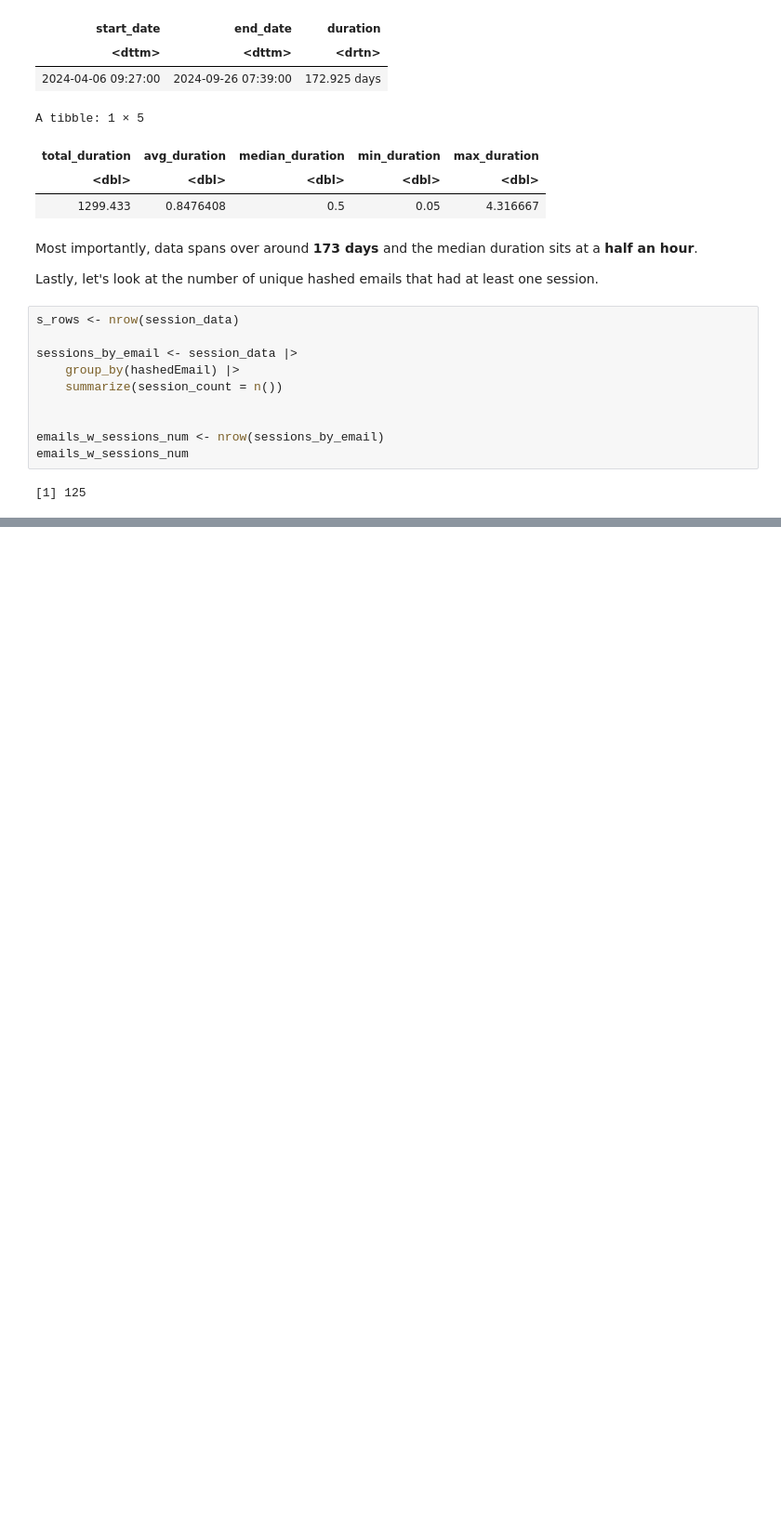
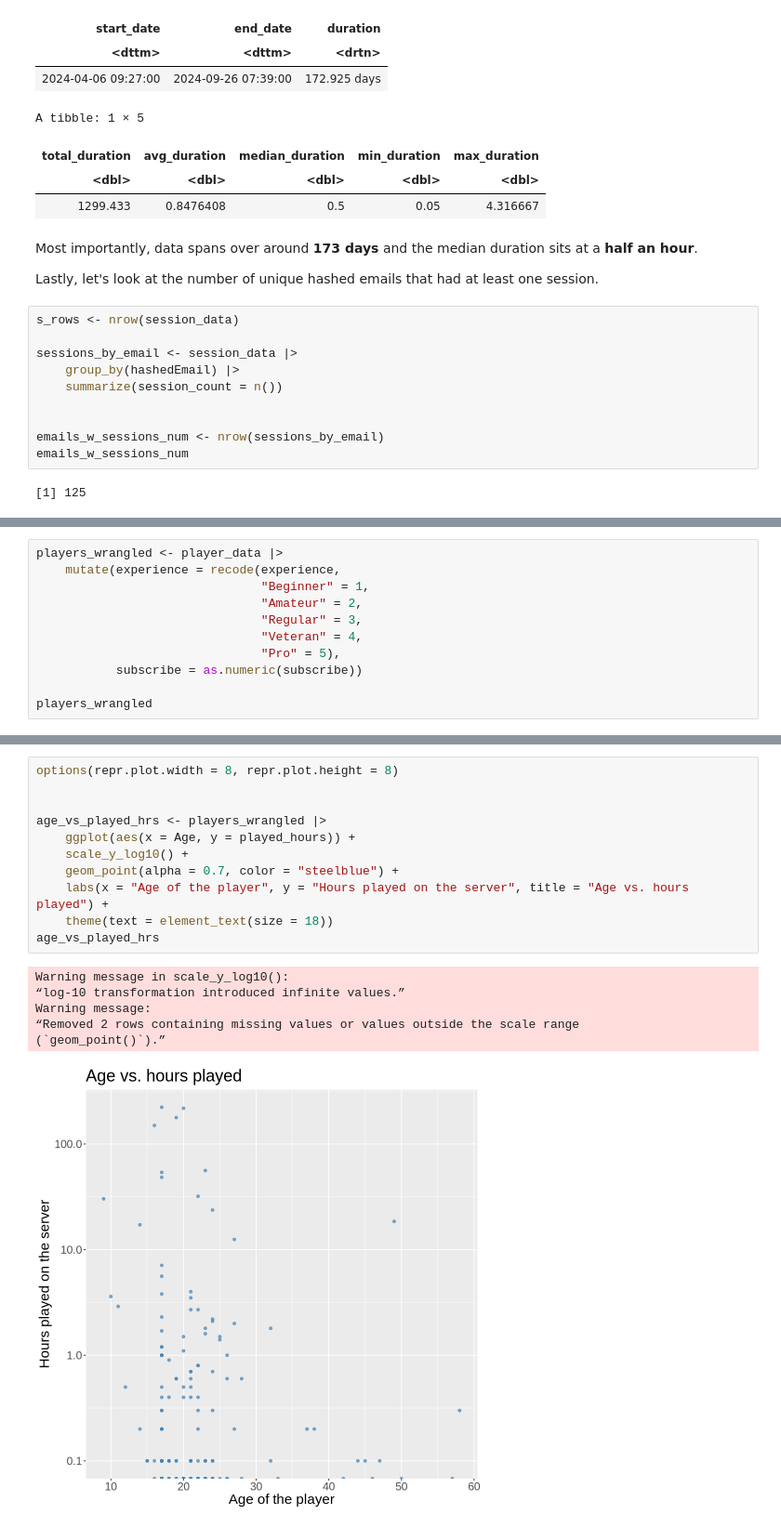
Before and after one commit to whoispanopto/dsci_project_planning, a Jupyter notebook: Untitled.ipynb, the cells around one changed output, grey strips where cells are left out. Shown at 93% size. Cells and saved outputs as stored; diff of their text form; blank space fills up the shorter version.

```diff
--- a/Untitled.ipynb
+++ b/Untitled.ipynb
@@ -236,0 +241,11 @@ The specific question I want to explore is: **Can age, subscription status and e
+# %%
+players_wrangled <- player_data |>
+    mutate(experience = recode(experience,
+                               "Beginner" = 1,
+                               "Amateur" = 2,
+                               "Regular" = 3,
+                               "Veteran" = 4,
+                               "Pro" = 5),
+           subscribe = as.numeric(subscribe))
+
+players_wrangled
@@ -236,0 +290,18 @@ The specific question I want to explore is: **Can age, subscription status and e
+# %%
+options(repr.plot.width = 8, repr.plot.height = 8)
+
+
+age_vs_played_hrs <- players_wrangled |>
+    ggplot(aes(x = Age, y = played_hours)) +
+    scale_y_log10() +
+    geom_point(alpha = 0.7, color = "steelblue") +
+    labs(x = "Age of the player", y = "Hours played on the server", title = "Age vs. hours played") +
+    theme(text = element_text(size = 18))
+age_vs_played_hrs
+# %% [output]
+Warning message in scale_y_log10():
+“log-10 transformation introduced infinite values.”
+Warning message:
+“Removed 2 rows containing missing values or values outside the scale range
+(`geom_point()`).”
+[figure, added]
```
Also changed, not shown: parts of 13 cells of this notebook.
